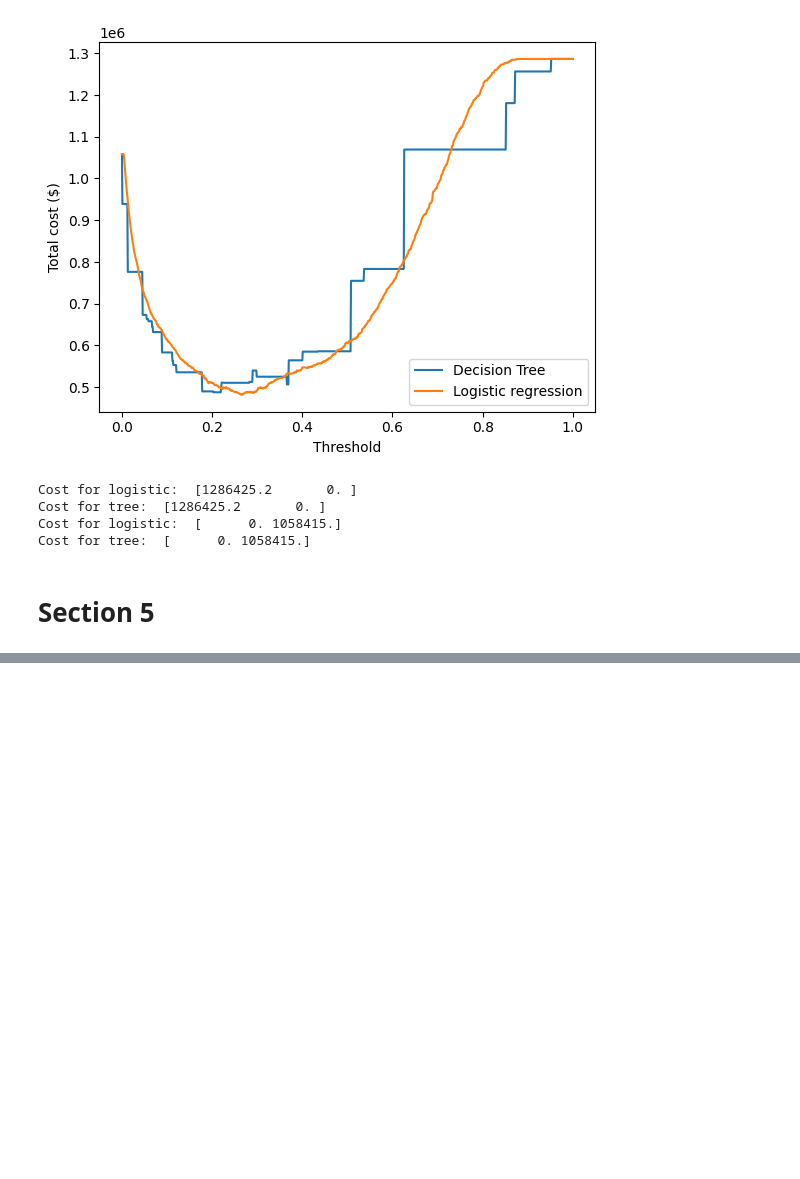
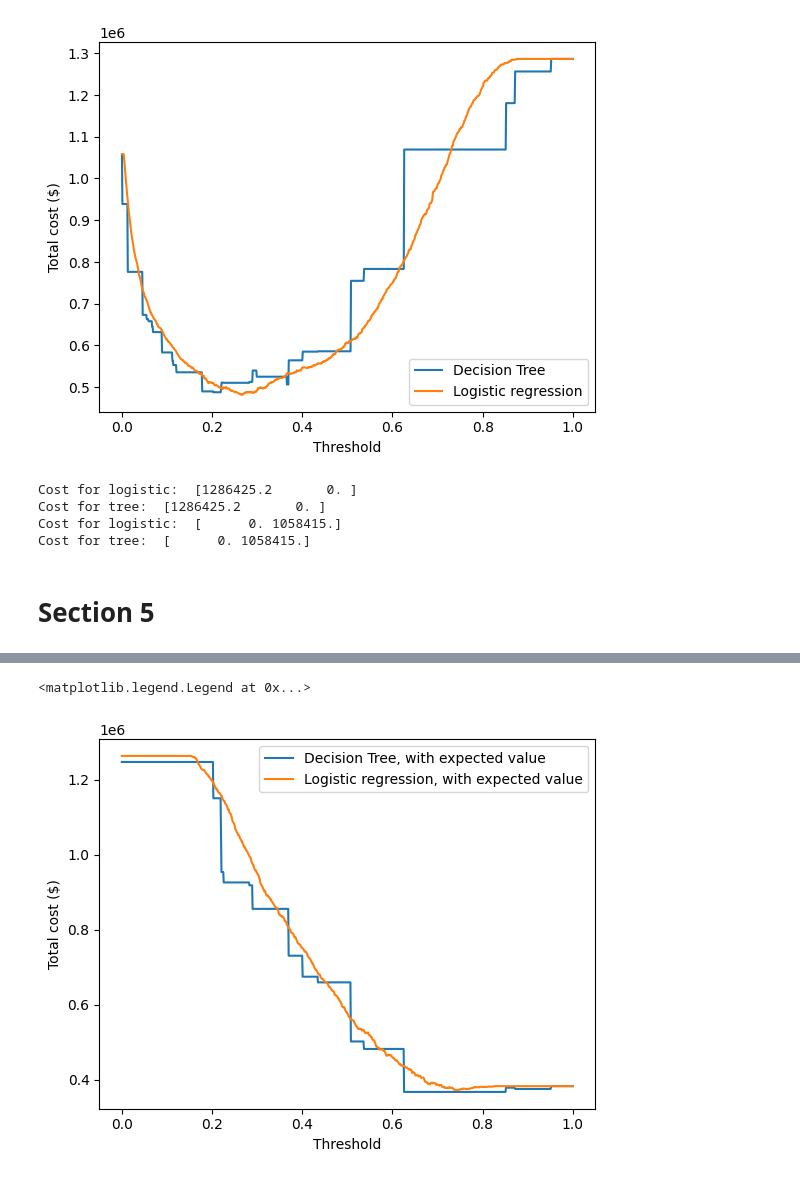
Before and after one commit to Rigbones/ISOM3360_Asg2, a Jupyter notebook: isom3360_asg2.ipynb, the cells around one changed output, grey strips where cells are left out. Drawn from its saved outputs; the diff is of its cells as text; code cells hidden in the pictures; blank space fills up the shorter version.

```diff
--- a/isom3360_asg2.ipynb
+++ b/isom3360_asg2.ipynb
@@ -783,23 +835,0 @@ calculate_cost_2(tree_top_right, tree_bottom_right).sum()
-# %%
-# get predicted probabilities
-tree_probits = tree.predict_proba(ds[:, 0:18])
-logistic_probits = logistic.predict_proba((ds[:, 0:18] - ds[:, 0:18].mean(axis=0)) / ds[:, 0:18].std(axis=0))
-
-# store costs for different values of theta
-threshold = np.linspace(0.00, 1.00, 1001)
-tree_cost = []
-logistic_cost = []
-
-for theta in threshold:
-	tree_pred = (tree_probits[:, 1] >= theta) * 1
-	logistic_pred = (logistic_probits[:, 1] >= theta) * 1
-	tree_cost.append(calculate_cost(tree_pred).sum())
-	logistic_cost.append(calculate_cost(logistic_pred).sum())
-
-# NumPy supremity
-tree_cost = np.array(tree_cost)
-logistic_cost = np.array(logistic_cost)
-
-# minimum cost threshold is...
-print("Tree's minimum threshold:", threshold[np.argmin(tree_cost)], "with cost", np.min(tree_cost))
-print("Logistic's minimum threshold:", threshold[np.argmin(logistic_cost)], "with cost", np.min(logistic_cost))
@@ -805,0 +898,9 @@ print("Logistic's minimum threshold:", threshold[np.argmin(logistic_cost)], "wit
+# %%
+plt.plot(threshold, tree_cost, label="Decision Tree, with expected value")
+plt.plot(threshold, logistic_cost, label="Logistic regression, with expected value")
+plt.xlabel("Threshold")
+plt.ylabel("Total cost ($)")
+plt.legend(loc="upper right")
+# %% [output]
+<matplotlib.legend.Legend at 0x...>
+[figure, added]
```
Also changed, not shown: parts of 7 cells of this notebook, 2 other files.
